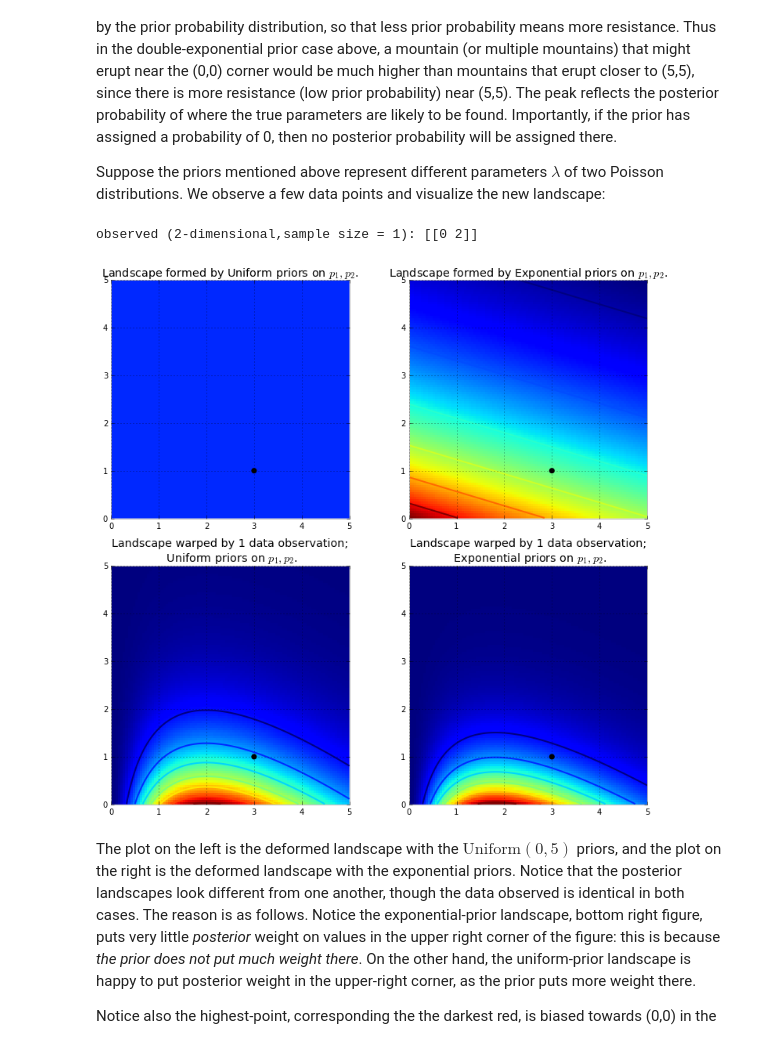
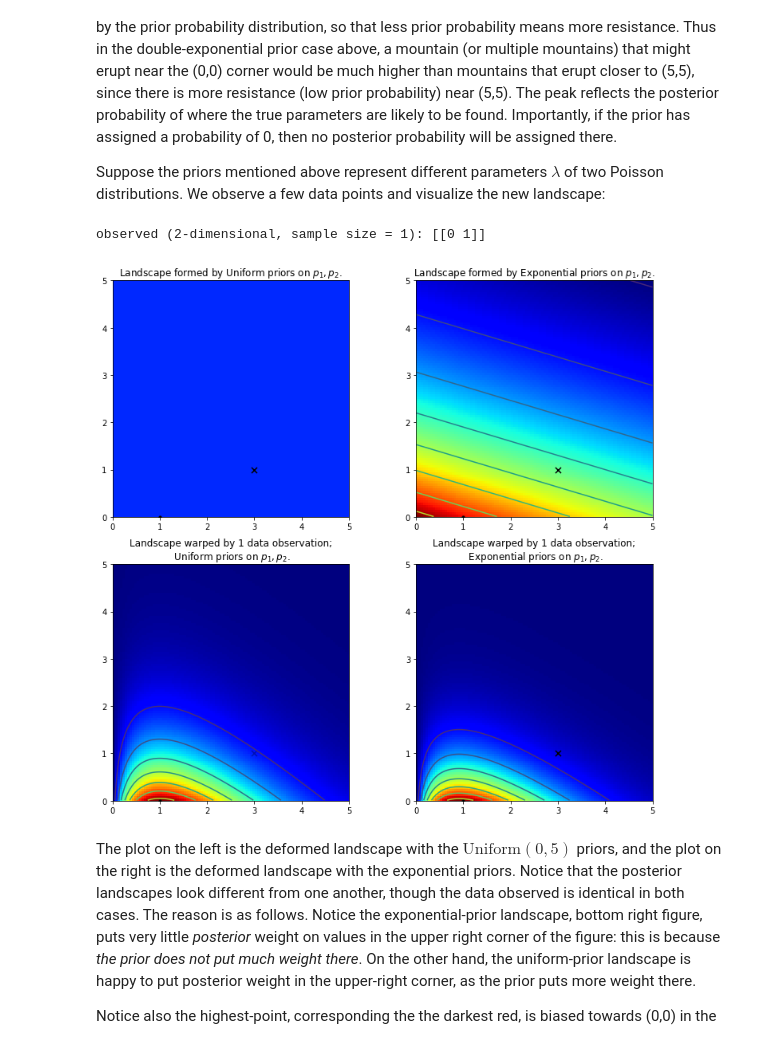
Before and after one commit to Bradley-Butcher/Probabilistic-Programming-and-Bayesian-Methods-for-Hackers-NumPyro, a Jupyter notebook: Chapter3_MCMC/Ch3_IntroMCMC_numpyro.ipynb, the cells around one changed output. Saved outputs shown, nothing was run; the diff lists cells and outputs as text; code cells hidden in the pictures.

```diff
--- a/Chapter3_MCMC/Ch3_IntroMCMC_numpyro.ipynb
+++ b/Chapter3_MCMC/Ch3_IntroMCMC_numpyro.ipynb
@@ -102,12 +104,14 @@ lambda_2_true = 3
 
 #...we see the data generated, dependent on the above two values.
 
+rng_key = random.PRNGKey(0)
+
 data = npx.concatenate([
-    dist.Poisson(lambda_1_true).sample((N, 1)),
-    dist.Poisson(lambda_2_true).sample((N, 1))
+    dist.Poisson(lambda_1_true).sample(rng_key, (N, 1)),
+    dist.Poisson(lambda_2_true).sample(rng_key, (N, 1))
 ], axis=1)
 
-print("observed (2-dimensional,sample size = %d):" % N, data)
+print("observed (2-dimensional, sample size = %d):" % N, data)
 
 # plotting details.
 x = y = np.linspace(.01, 5, 100)
@@ -119,56 +123,64 @@ likelihood_y = npx.array([npx.exp(dist.Poisson(_y).log_prob(data[:, 1]))
 
 L = np.dot(likelihood_x[:, None], likelihood_y[None, :])
 # %% [output]
-observed (2-dimensional,sample size = 1): [[0 2]]
+observed (2-dimensional, sample size = 1): [[0 1]]
 # %%
 figsize(12.5, 12)
 # matplotlib heavy lifting below, beware!
 plt.subplot(221)
-uni_x = stats.uniform.pdf(x, loc=0, scale=5)
-uni_y = stats.uniform.pdf(x, loc=0, scale=5)
+
+uni_x = npx.exp(dist.Uniform(0, 5).log_prob(x))
+uni_y = npx.exp(dist.Uniform(0, 5).log_prob(x))
+
 M = np.dot(uni_x[:, None], uni_y[None, :])
+
 im = plt.imshow(M, interpolation='none', origin='lower',
                 cmap=jet, vmax=1, vmin=-.15, extent=(0, 5, 0, 5))
-plt.scatter(lambda_2_true, lambda_1_true, c="k", s=50, edgecolor="none")
+plt.scatter(lambda_2_true, lambda_1_true, c="k", s=50, marker="x")
+plt.scatter(data[:, 1], data[:, 0], c="k", s=10)
+
 plt.xlim(0, 5)
 plt.ylim(0, 5)
 plt.title("Landscape formed by Uniform priors on $p_1, p_2$.")
 
 plt.subplot(223)
 plt.contour(x, y, M * L)
 im = plt.imshow(M * L, interpolation='none', origin='lower',
                 cmap=jet, extent=(0, 5, 0, 5))
 plt.title("Landscape warped by %d data observation;\n Uniform priors on $p_1, p_2$." % N)
-plt.scatter(lambda_2_true, lambda_1_true, c="k", s=50, edgecolor="none")
+plt.scatter(lambda_2_true, lambda_1_true, c="k", s=50, marker="x", alpha=0.3)
+plt.scatter(data[:, 1], data[:, 0], c="k", s=10)
 plt.xlim(0, 5)
 plt.ylim(0, 5)
 
 plt.subplot(222)
-exp_x = stats.expon.pdf(x, loc=0, scale=3)
-exp_y = stats.expon.pdf(x, loc=0, scale=10)
+exp_x = npx.exp(dist.Exponential(rate=1/3).log_prob(x))
+exp_y = npx.exp(dist.Exponential(rate=1/10).log_prob(x))
 M = np.dot(exp_x[:, None], exp_y[None, :])
 
 plt.contour(x, y, M)
 im = plt.imshow(M, interpolation='none', origin='lower',
                 cmap=jet, extent=(0, 5, 0, 5))
-plt.scatter(lambda_2_true, lambda_1_true, c="k", s=50, edgecolor="none")
+plt.scatter(lambda_2_true, lambda_1_true, c="k", s=50, marker="x")
+plt.scatter(data[:, 1], data[:, 0], c="k", s=10)
 plt.xlim(0, 5)
 plt.ylim(0, 5)
 plt.title("Landscape formed by Exponential priors on $p_1, p_2$.")
 
 plt.subplot(224)
 # This is the likelihood times prior, that results in the posterior.
 plt.contour(x, y, M * L)
 im = plt.imshow(M * L, interpolation='none', origin='lower',
                 cmap=jet, extent=(0, 5, 0, 5))
 
-plt.scatter(lambda_2_true, lambda_1_true, c="k", s=50, edgecolor="none")
+plt.scatter(lambda_2_true, lambda_1_true, c="k", s=50, marker="x")
+plt.scatter(data[:, 1], data[:, 0], c="k", s=10)
 plt.title("Landscape warped by %d data observation;\n Exponential priors on \
 $p_1, p_2$." % N)
 plt.xlim(0, 5)
 plt.ylim(0, 5);
 # %% [output]
-[figure, old version]
+[figure, new version]
 # %% [markdown]
 The plot on the left is the deformed landscape with the $\text{Uniform}(0,5)$ priors, and the plot on the right is the deformed landscape with the exponential priors. Notice that the posterior landscapes look different from one another, though the data observed is identical in both cases. The reason is as follows. Notice the exponential-prior landscape, bottom right figure, puts very little *posterior* weight on values in the upper right corner of the figure: this is because *the prior does not put much weight there*. On the other hand, the uniform-prior landscape is happy to put posterior weight in the upper-right corner, as the prior puts more weight there.
 
```
Also changed, not shown: parts of 15 cells of this notebook.
